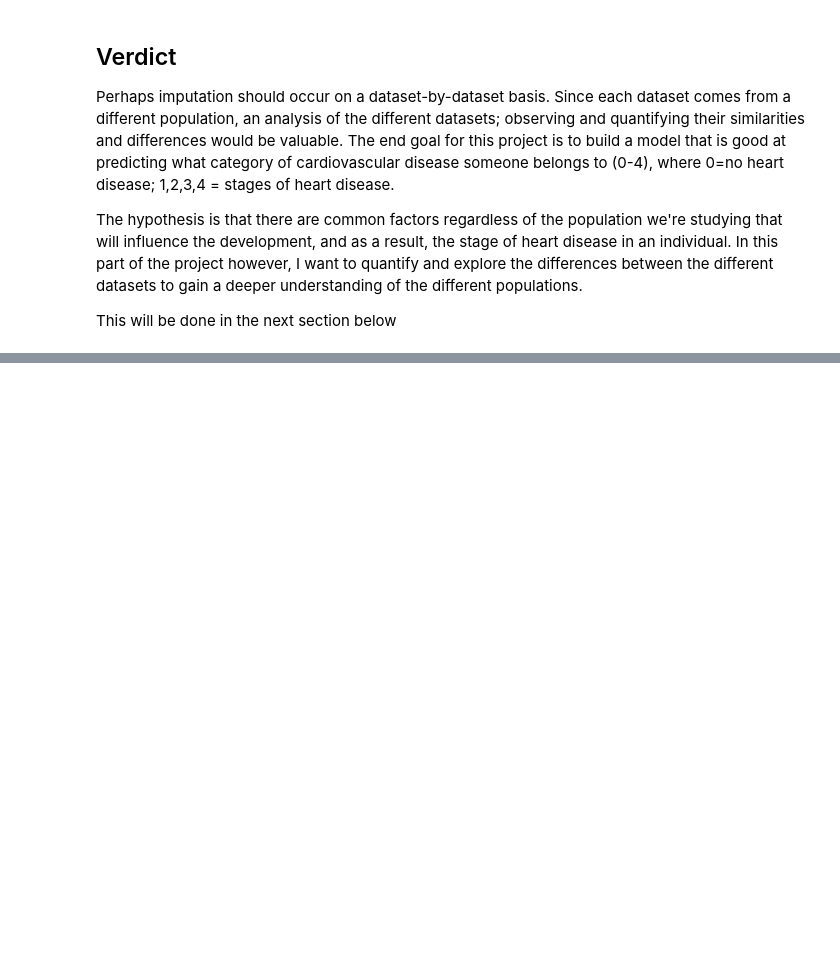
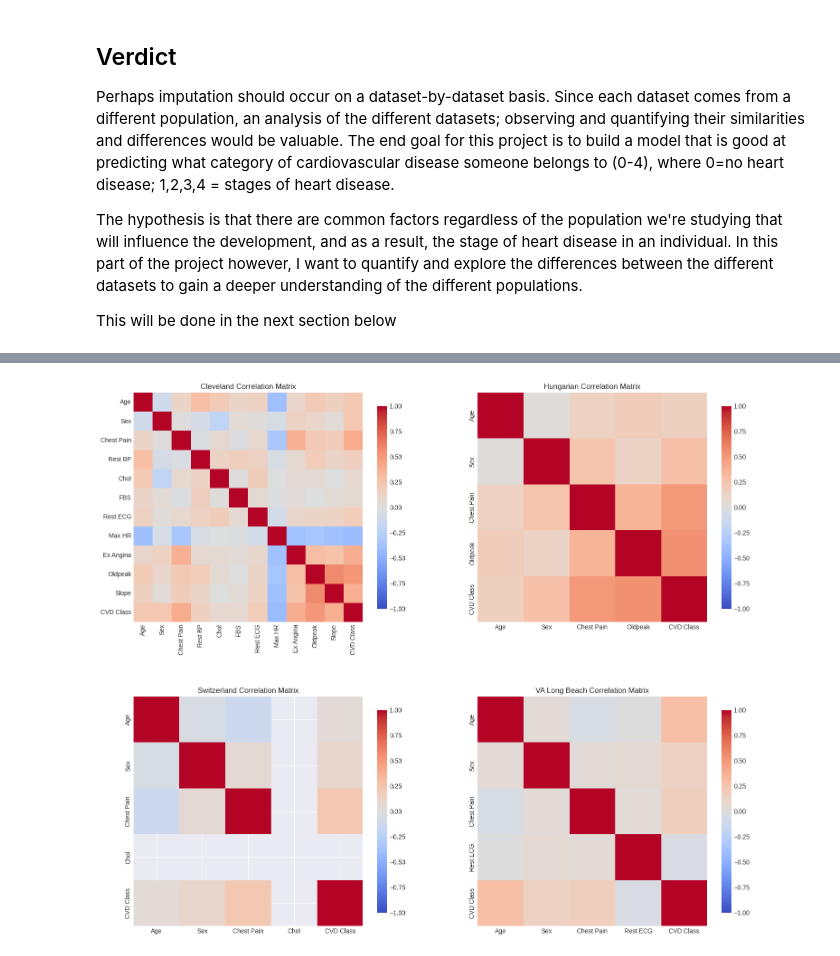
Before and after one commit to Ericn01/Heart-Disease-Prediction, a Jupyter notebook: data_exploration.ipynb, the cells around one changed output, grey strips where cells are left out. Drawn from its saved outputs; the diff is of its cells as text; code cells hidden in the pictures; blank space fills up the shorter version.

```diff
--- a/data_exploration.ipynb
+++ b/data_exploration.ipynb
@@ -356,0 +569,18 @@ plt.show()
+# %%
+fig, axes = plt.subplots(2, 2, figsize=(18, 16))
+axes = axes.flatten()
+
+for idx, (name, _df) in enumerate(zip(dataset_names, dfs)):
+    # Select only numeric columns that exist
+    numeric_cols = _df.select_dtypes(include=[np.number]).columns.tolist()
+    if 'Dataset' in numeric_cols:
+        numeric_cols.remove('Dataset')
+
+    corr_matrix = _df[numeric_cols].corr()
+
+    sns.heatmap(corr_matrix, annot=False, cmap='coolwarm', center=0,
+                square=True, ax=axes[idx], cbar_kws={'shrink': 0.8},
+                vmin=-1, vmax=1)
+    axes[idx].set_title(f'{name} Correlation Matrix')
+# %% [output]
+[figure, added]
```
Also changed, not shown: parts of 19 cells of this notebook, 1 other file.
